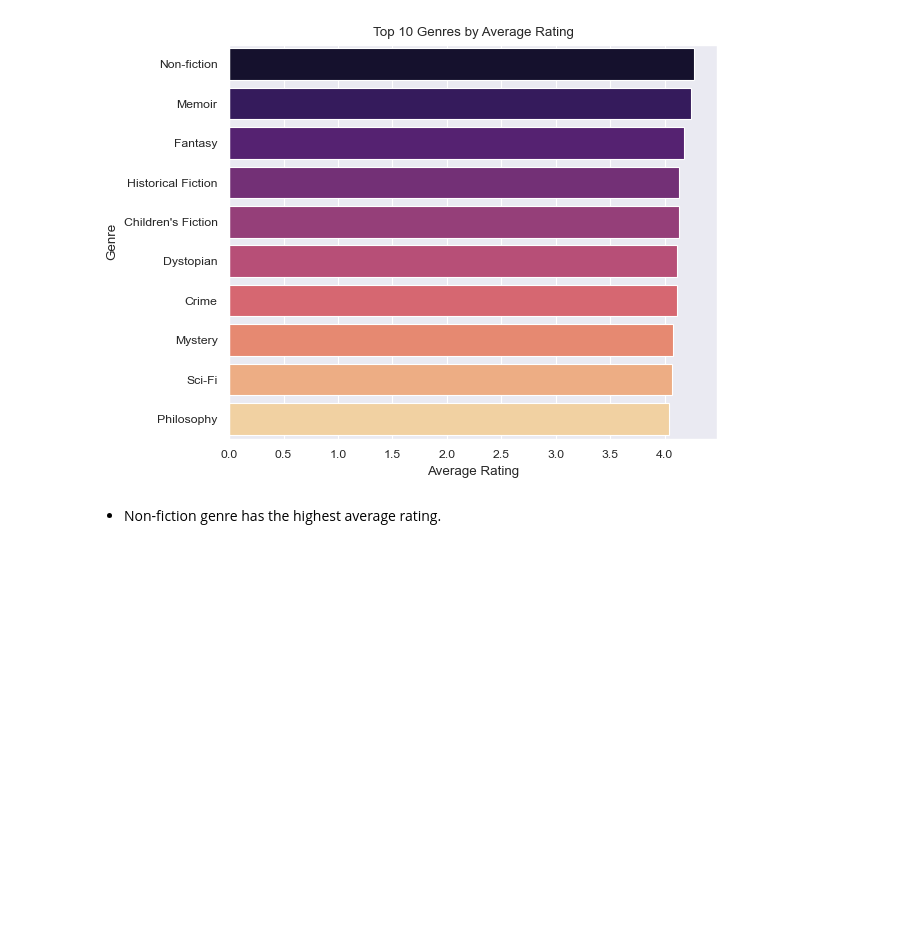
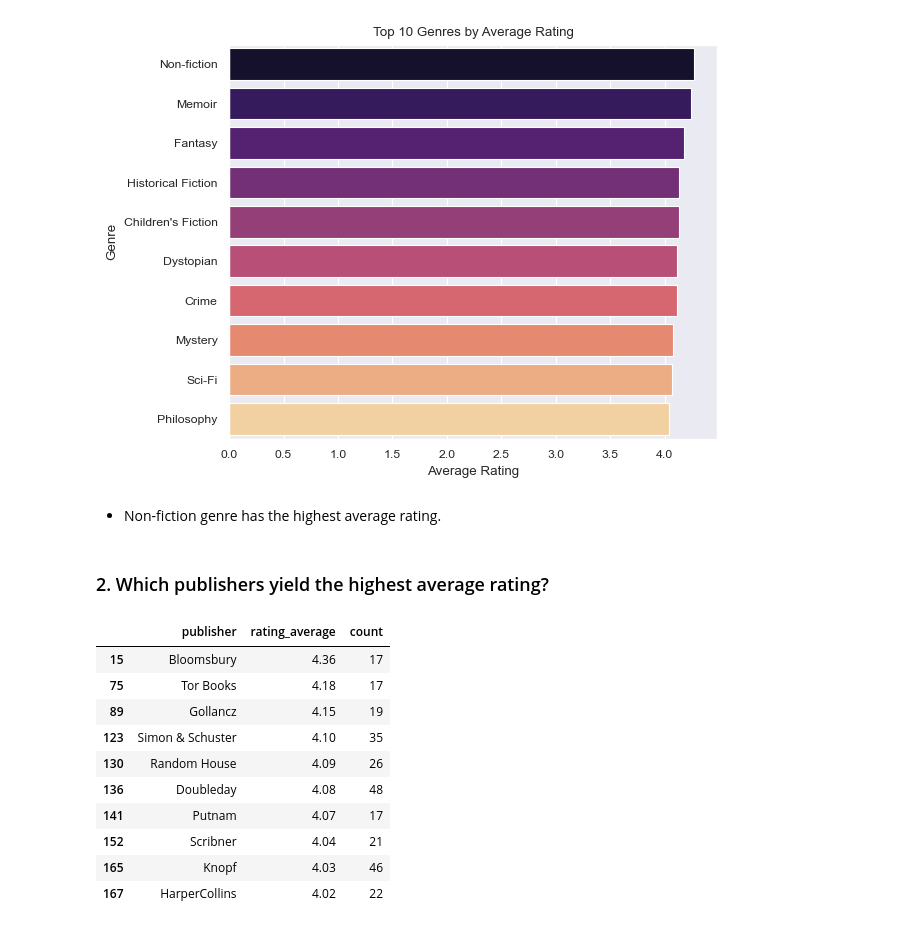
Before and after one commit to mo-chabane-tech/Data-Notebooks-And-Dashboards, a Jupyter notebook: Popular Books For Exchanging/Data Analysis Template.ipynb, the cells around one changed output. Drawn from its saved outputs; the diff is of its cells as text; code cells hidden in the pictures; blank space fills up the shorter version.

```diff
--- a/Popular Books For Exchanging/Data Analysis Template.ipynb
+++ b/Popular Books For Exchanging/Data Analysis Template.ipynb
@@ -228,3 +228,30 @@ plt.show()
 [figure]
 # %% [markdown]
 - Non-fiction genre has the highest average rating.
+# %% [markdown]
+### 2. Which publishers yield the highest average rating?
+# %%
+df2 = (
+    df.groupby("publisher")
+    .agg(
+        rating_average=("rating_average", lambda x: round(x.mean(), 2)),
+        count=("genre", "size")
+    )
+    .sort_values("rating_average", ascending=False)
+    .reset_index()
+    )
+#filter out genres with low count
+df2 = df2[df2["count"] >= 15].head(10)
+df2
+# %% [output]
+|  | publisher | rating_average | count |
+| 15 | Bloomsbury | 4.36 | 17 |
+| 75 | Tor Books | 4.18 | 17 |
+| 89 | Gollancz | 4.15 | 19 |
+| 123 | Simon & Schuster | 4.10 | 35 |
+| 130 | Random House | 4.09 | 26 |
+| 136 | Doubleday | 4.08 | 48 |
+| 141 | Putnam | 4.07 | 17 |
+| 152 | Scribner | 4.04 | 21 |
+| 165 | Knopf | 4.03 | 46 |
+| 167 | HarperCollins | 4.02 | 22 |
```
Also changed, not shown: parts of 2 cells of this notebook.
